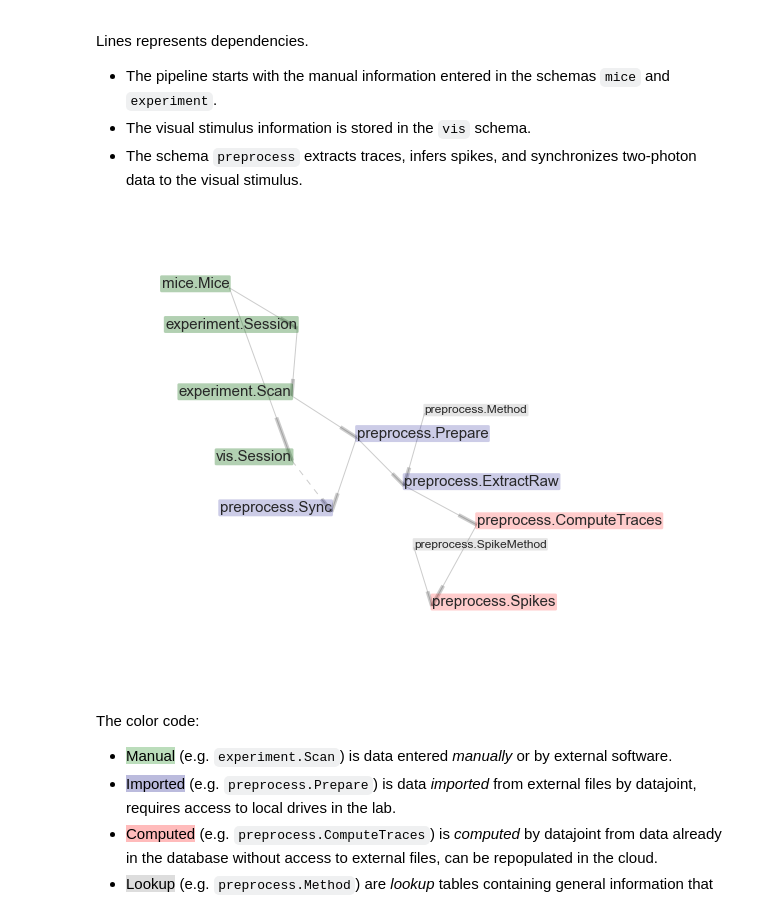
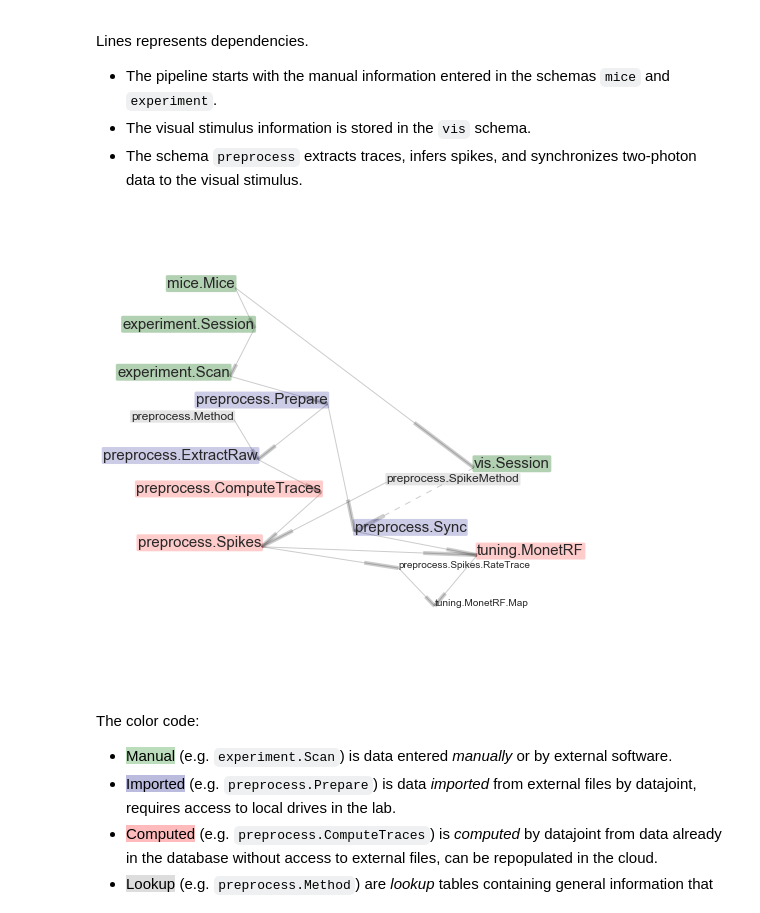
Before and after one commit to cajal/pipeline, a Jupyter notebook: jupyter/tutorial/big_picture.ipynb, the cells around one changed output. Cells and saved outputs as stored; diff of their text form; code cells hidden in the pictures.

```diff
--- a/jupyter/tutorial/big_picture.ipynb
+++ b/jupyter/tutorial/big_picture.ipynb
@@ -26,11 +26,12 @@ Lines represents dependencies.
 * The schema `preprocess` extracts traces, infers spikes, and synchronizes two-photon data to the visual stimulus.
 # %%
 erd = dj.ERD(preprocess.Sync) - 2
+erd += dj.ERD(preprocess.Spikes) - 3
 erd += experiment.Session
-erd += dj.ERD(preprocess.Spikes) - 3
+erd += dj.ERD(tuning.MonetRF.Map) - 1
 erd.draw()
 # %% [output]
-[figure, old version]
+[figure, new version]
 # %% [markdown]
 The color code:
 * <span style="background-color: #BBDDBB">Manual</span> (e.g. `experiment.Scan`) is data entered *manually* or by external software.
```
Also changed, not shown: parts of 1 cell of this notebook, 4 other files.
